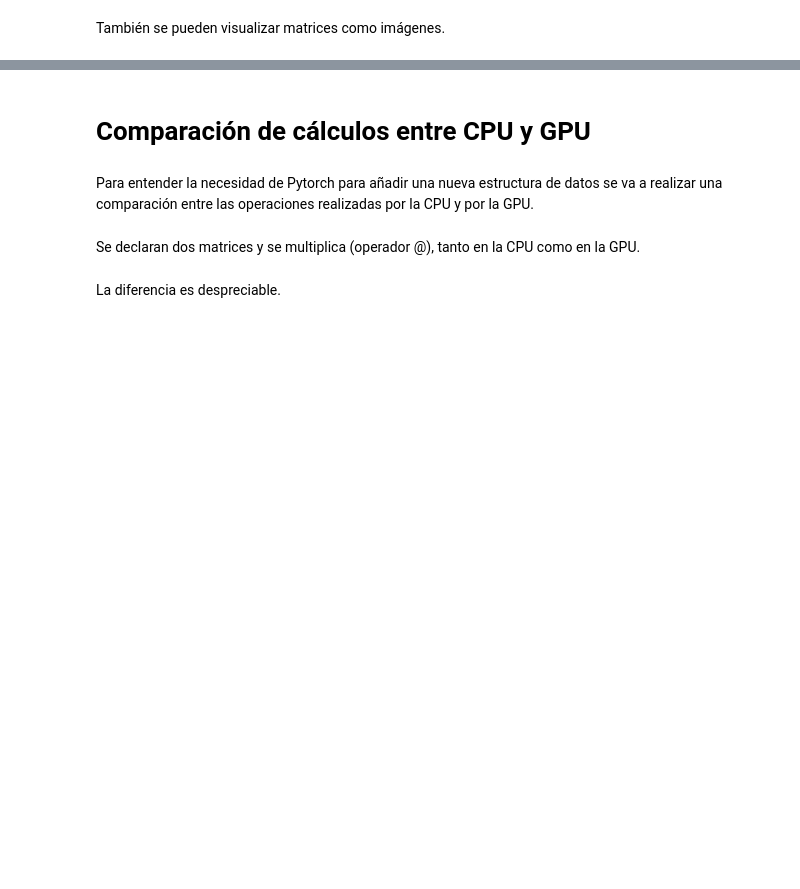
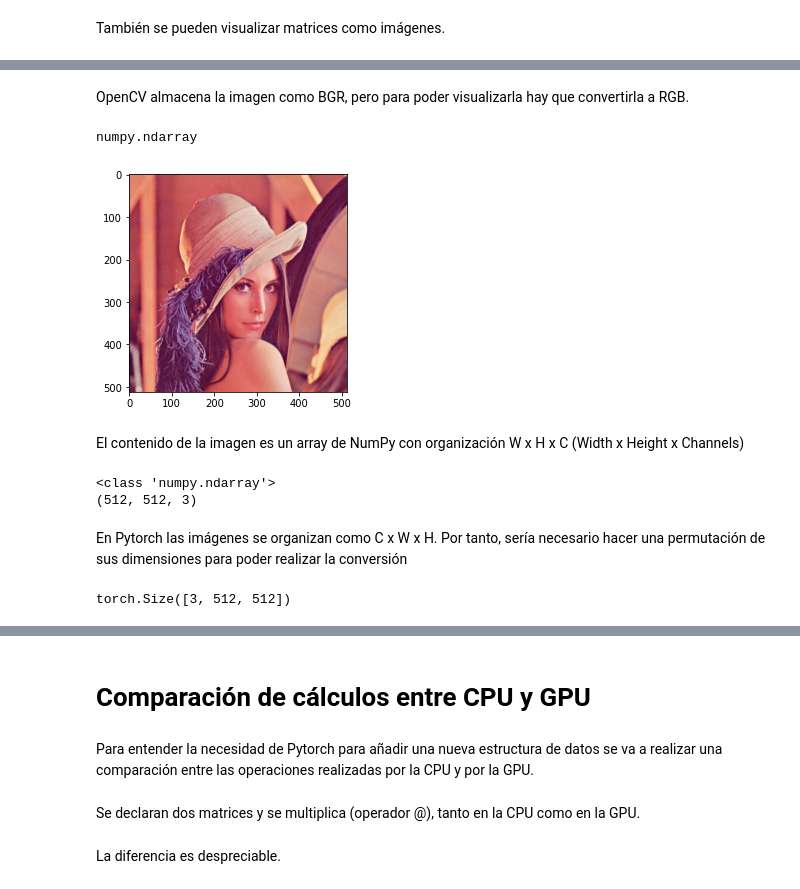
Before and after one commit to rusamentiaga/pytorch-test, a Jupyter notebook: 1_tensors.ipynb, the cells around one changed output, grey strips where cells are left out. Cells and saved outputs as stored; diff of their text form; code cells hidden in the pictures; blank space fills up the shorter version.

```diff
--- a/1_tensors.ipynb
+++ b/1_tensors.ipynb
@@ -479,0 +484,5 @@ plt.imshow(img)
+# %%
+!wget https://upload.wikimedia.org/wikipedia/en/7/7d/Lenna_%28test_image%29.png
+import cv2
+
+image = cv2.imread('Lenna_(test_image).png')
@@ -479,0 +500,25 @@ plt.imshow(img)
+# %% [markdown]
+OpenCV almacena la imagen como BGR, pero para poder visualizarla hay que convertirla a RGB.
+# %%
+import matplotlib.pyplot as plt
+image_rgb = cv2.cvtColor(image, cv2.COLOR_BGR2RGB)
+plt.imshow(image_rgb)
+# %% [output]
+numpy.ndarray
+[figure, added]
+# %% [markdown]
+El contenido de la imagen es un array de NumPy con organización W x H x C (Width x Height x Channels)
+# %%
+print(type(image))
+print(image.shape)
+# %% [output]
+<class 'numpy.ndarray'>
+(512, 512, 3)
+# %% [markdown]
+En Pytorch las imágenes se organizan como C x W x H. Por tanto, sería necesario hacer una permutación de sus dimensiones para poder realizar la conversión
+# %%
+image_tensor = torch.tensor(image)
+image_tensor = image_tensor.permute(2, 0, 1)
+image_tensor.shape
+# %% [output]
+torch.Size([3, 512, 512])
```
Also changed, not shown: parts of 25 cells of this notebook.
